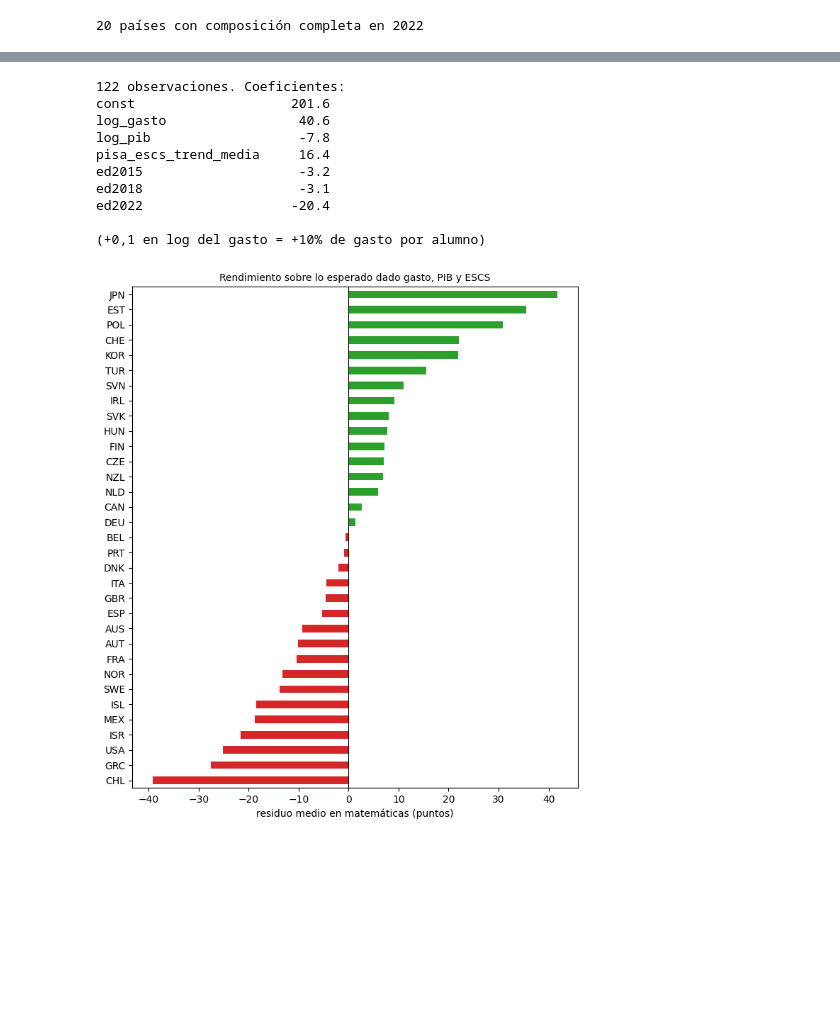
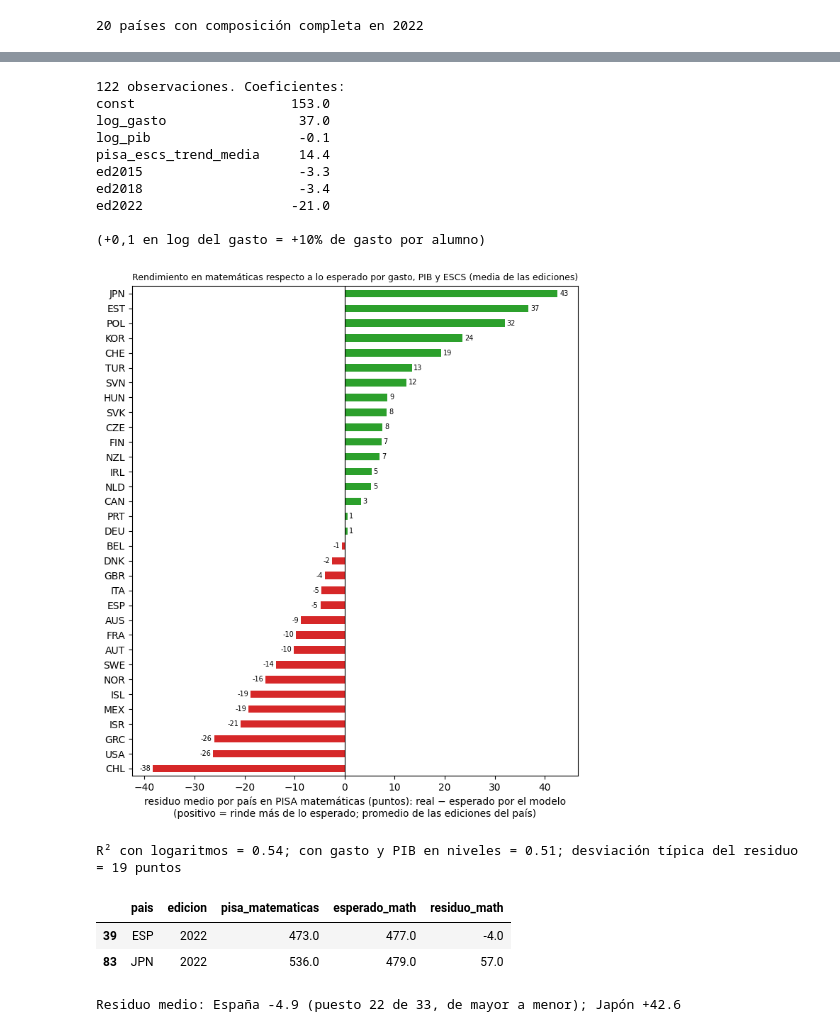
Before and after one commit to musero55/tfm_data_science, a Jupyter notebook: notebooks/fase_1_data_ingestion_eda/01_EDA_presupuestos.ipynb, the cells around one changed output, grey strips where cells are left out. Drawn from its saved outputs; the diff is of its cells as text; code cells hidden in the pictures; blank space fills up the shorter version.

```diff
--- a/notebooks/fase_1_data_ingestion_eda/01_EDA_presupuestos.ipynb
+++ b/notebooks/fase_1_data_ingestion_eda/01_EDA_presupuestos.ipynb
@@ -255,3 +244,0 @@ Nº de países (de 33) con dato. Los huecos de 2012 son los de la recogida de ga
-# %%
-pd.set_option('display.max_rows', 100)
-economica.drop(columns=['pais']).groupby('edicion').count().T
@@ -890,10 +768,12 @@ El gasto por alumno en personal docente se puede descomponer en **cuánto se pag
 # %%
-g = economica[economica['edicion'] == 2022].dropna(subset=['salario_legal_15a_pct_pib_pc', 'docentes_por_100_alumnos', 'gasto_alumno_2_3'])
+columnas_palancas = ['salario_legal_docente_15_años_experiencia_pct_pib_per_capita', 'docentes_por_100_alumnos', 'gasto_alumno_secundaria_usd_ppp']
+print('Países con salario, docentes por 100 alumnos y gasto, por edición:', tabla_economica.dropna(subset=columnas_palancas).groupby('edicion').size().to_dict())
+datos_2022 = tabla_economica[tabla_economica['edicion'] == 2022].dropna(subset=['salario_legal_docente_15_años_experiencia_pct_pib_per_capita', 'docentes_por_100_alumnos', 'gasto_alumno_secundaria_usd_ppp'])
 fig, ax = plt.subplots(figsize=(8, 5.5))
-puntos = ax.scatter(g['salario_legal_15a_pct_pib_pc'], g['docentes_por_100_alumnos'], c=g['gasto_alumno_2_3'] / 1000, s=70, cmap='viridis')
-for _, f in g.iterrows():
-    ax.annotate(f['pais'], (f['salario_legal_15a_pct_pib_pc'], f['docentes_por_100_alumnos']), fontsize=7, xytext=(3, 3), textcoords='offset points')
-plt.colorbar(puntos, label='gasto por alumno (miles USD PPP)')
+puntos_pais = ax.scatter(datos_2022['salario_legal_docente_15_años_experiencia_pct_pib_per_capita'], datos_2022['docentes_por_100_alumnos'], c=datos_2022['gasto_alumno_secundaria_usd_ppp'] / 1000, s=70, cmap='viridis')
+for _, fila_pais in datos_2022.iterrows():
+    ax.annotate(fila_pais['pais'], (fila_pais['salario_legal_docente_15_años_experiencia_pct_pib_per_capita'], fila_pais['docentes_por_100_alumnos']), fontsize=7, xytext=(3, 3), textcoords='offset points')
+plt.colorbar(puntos_pais, label='gasto por alumno (miles USD PPP)')
 ax.set_xlabel('salario legal con 15 años de experiencia (% del PIB per cápita)')
 ax.set_ylabel('docentes por 100 alumnos')
 ax.set_title('Pago por docente y dotación de personal (2022)', fontsize=10)
@@ -974,32 +854,53 @@ Regresión de `pisa_math` sobre el log del gasto por alumno, el log del PIB per
 # %%
-d = economica.assign(log_gasto=np.log(economica['gasto_alumno_2_3']), log_pib=np.log(economica['pib_pc_ppp_const2021']))
-for e in (2015, 2018, 2022):
-    d[f'ed{e}'] = (d['edicion'] == e).astype(float)
-variables = ['log_gasto', 'log_pib', 'pisa_escs_trend_media', 'ed2015', 'ed2018', 'ed2022']
-residuo, coef = residuo_ols(d, 'pisa_math', variables)
-d['residuo_math'] = residuo
+datos_regresion = tabla_economica.assign(log_gasto=np.log(tabla_economica['gasto_alumno_secundaria_usd_ppp']), log_pib=np.log(tabla_economica['pib_per_capita_usd_ppp']))
+for edicion_pisa in (2015, 2018, 2022):
+    datos_regresion[f'ed{edicion_pisa}'] = (datos_regresion['edicion'] == edicion_pisa).astype(float)
+variables_regresion = ['log_gasto', 'log_pib', 'pisa_escs_trend_media', 'ed2015', 'ed2018', 'ed2022']
+residuo, coeficientes = residuo_ols(datos_regresion, 'pisa_matematicas', variables_regresion)
+datos_regresion['residuo_math'] = residuo
 print(f'{len(residuo)} observaciones. Coeficientes:')
-print(coef.round(1).to_string())
+print(coeficientes.round(1).to_string())
 print('\n(+0,1 en log del gasto = +10% de gasto por alumno)')
 
-medio = d.groupby('pais')['residuo_math'].agg(['mean', 'count']).dropna().sort_values('mean')
+residuo_medio_por_pais = datos_regresion.groupby('pais')['residuo_math'].agg(['mean', 'count']).dropna().sort_values('mean')
 fig, ax = plt.subplots(figsize=(7, 8))
-medio['mean'].plot.barh(ax=ax, color=['tab:red' if v < 0 else 'tab:green' for v in medio['mean']])
+residuo_medio_por_pais['mean'].plot.barh(ax=ax, color=['tab:red' if residuo_medio < 0 else 'tab:green' for residuo_medio in residuo_medio_por_pais['mean']])
 ax.axvline(0, color='black', lw=0.8)
-ax.set_xlabel('residuo medio en matemáticas (puntos)')
+ax.set_xlabel('residuo medio por país en PISA matemáticas (puntos): real − esperado por el modelo\n(positivo = rinde más de lo esperado; promedio de las ediciones del país)')
 ax.set_ylabel('')
-ax.set_title('Rendimiento sobre lo esperado dado gasto, PIB y ESCS', fontsize=10)
+ax.set_title('Rendimiento en matemáticas respecto a lo esperado por gasto, PIB y ESCS (media de las ediciones)', fontsize=9)
 plt.tight_layout()
+ax.bar_label(ax.containers[0], fmt='%.0f', padding=2, fontsize=7)
 plt.show()
+
+# Ajuste del modelo (en la propia muestra) y comparación con gasto y PIB en niveles en lugar de logaritmos
+observado = datos_regresion.loc[residuo.index, 'pisa_matematicas']
+r2_logaritmos = 1 - (residuo ** 2).sum() / ((observado - observado.mean()) ** 2).sum()
+datos_niveles = datos_regresion.assign(gasto_miles_usd=datos_regresion['gasto_alumno_secundaria_usd_ppp'] / 1000, pib_miles_usd=datos_regresion['pib_per_capita_usd_ppp'] / 1000)
+residuo_niveles, _ = residuo_ols(datos_niveles, 'pisa_matematicas', ['gasto_miles_usd', 'pib_miles_usd', 'pisa_escs_trend_media', 'ed2015', 'ed2018', 'ed2022'])
+observado_niveles = datos_regresion.loc[residuo_niveles.index, 'pisa_matematicas']
+r2_niveles = 1 - (residuo_niveles ** 2).sum() / ((observado_niveles - observado_niveles.mean()) ** 2).sum()
+print(f'R² con logaritmos = {r2_logaritmos:.2f}; con gasto y PIB en niveles = {r2_niveles:.2f}; desviación típica del residuo = {residuo.std():.0f} puntos')
+
+# Puntos reales, esperados y residuo de España y Japón en 2022, y residuo medio por país
+datos_regresion['esperado_math'] = datos_regresion['pisa_matematicas'] - datos_regresion['residuo_math']
+display(datos_regresion[datos_regresion['pais'].isin(['ESP', 'JPN']) & (datos_regresion['edicion'] == 2022)][['pais', 'edicion', 'pisa_matematicas', 'esperado_math', 'residuo_math']].round(0))
+posicion_espana = int(residuo_medio_por_pais['mean'].rank(ascending=False)['ESP'])
+print(f'Residuo medio: España {residuo_medio_por_pais.loc["ESP", "mean"]:+.1f} (puesto {posicion_espana} de {len(residuo_medio_por_pais)}, de mayor a menor); Japón {residuo_medio_por_pais.loc["JPN", "mean"]:+.1f}')
 # %% [output]
 122 observaciones. Coeficientes:
-const                    201.6
-log_gasto                 40.6
-log_pib                   -7.8
-pisa_escs_trend_media     16.4
-ed2015                    -3.2
-ed2018                    -3.1
-ed2022                   -20.4
+const                    153.0
+log_gasto                 37.0
+log_pib                   -0.1
+pisa_escs_trend_media     14.4
+ed2015                    -3.3
+ed2018                    -3.4
+ed2022                   -21.0
 
 (+0,1 en log del gasto = +10% de gasto por alumno)
-[figure, old version]
+[figure, new version]
+R² con logaritmos = 0.54; con gasto y PIB en niveles = 0.51; desviación típica del residuo = 19 puntos
+|  | pais | edicion | pisa_matematicas | esperado_math | residuo_math |
+| 39 | ESP | 2022 | 473.0 | 477.0 | -4.0 |
+| 83 | JPN | 2022 | 536.0 | 479.0 | 57.0 |
+Residuo medio: España -4.9 (puesto 22 de 33, de mayor a menor); Japón +42.6
```
Also changed, not shown: parts of 74 cells of this notebook, 11 other files.
